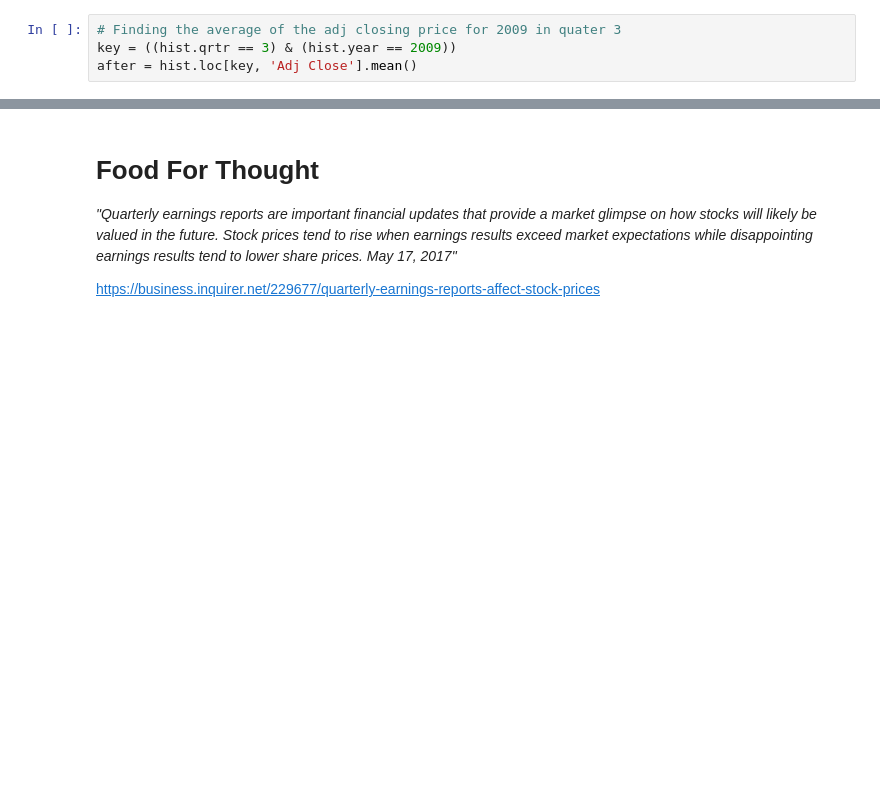
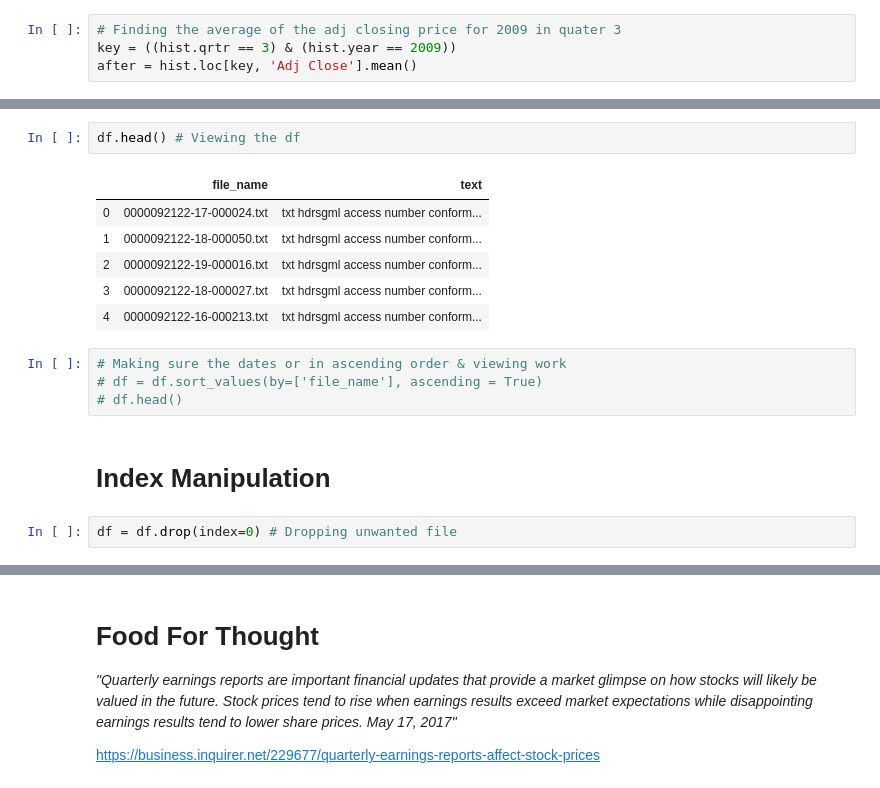
Before and after one commit to bmor2552/QQuarterlyInc, a Jupyter notebook: Notebooks/Step2_Modeling.ipynb, the cells around one changed output, grey strips where cells are left out. Saved outputs shown, nothing was run; the diff lists cells and outputs as text; blank space fills up the shorter version.

```diff
--- a/Notebooks/Step2_Modeling.ipynb
+++ b/Notebooks/Step2_Modeling.ipynb
@@ -662,0 +622,17 @@ after = hist.loc[key, 'Adj Close'].mean()
+# %%
+df.head() # Viewing the df
+# %% [output]
+|  | file_name | text |
+| 0 | 0000092122-17-000024.txt | txt hdrsgml access number conform... |
+| 1 | 0000092122-18-000050.txt | txt hdrsgml access number conform... |
+| 2 | 0000092122-19-000016.txt | txt hdrsgml access number conform... |
+| 3 | 0000092122-18-000027.txt | txt hdrsgml access number conform... |
+| 4 | 0000092122-16-000213.txt | txt hdrsgml access number conform... |
+# %%
+# Making sure the dates or in ascending order & viewing work
+# df = df.sort_values(by=['file_name'], ascending = True)
+# df.head()
+# %% [markdown]
+# Index Manipulation
+# %%
+df = df.drop(index=0) # Dropping unwanted file
```
Also changed, not shown: parts of 52 cells of this notebook, 1 other file.
